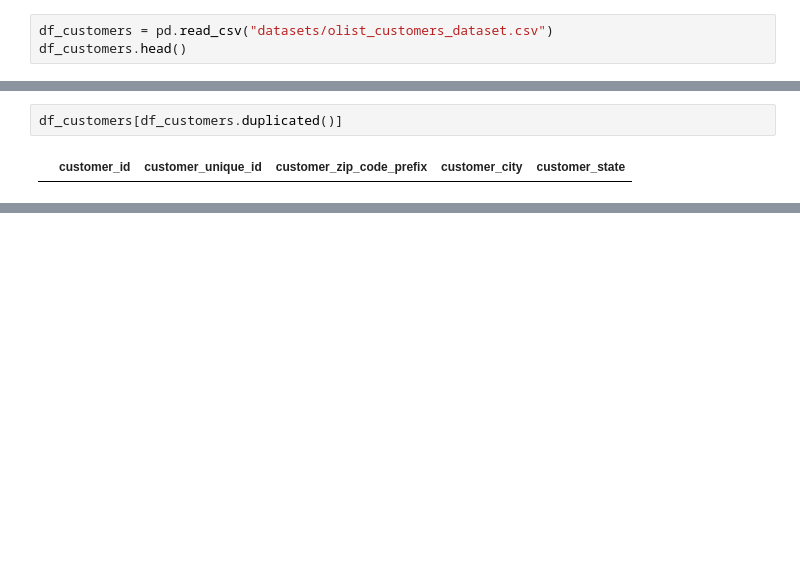
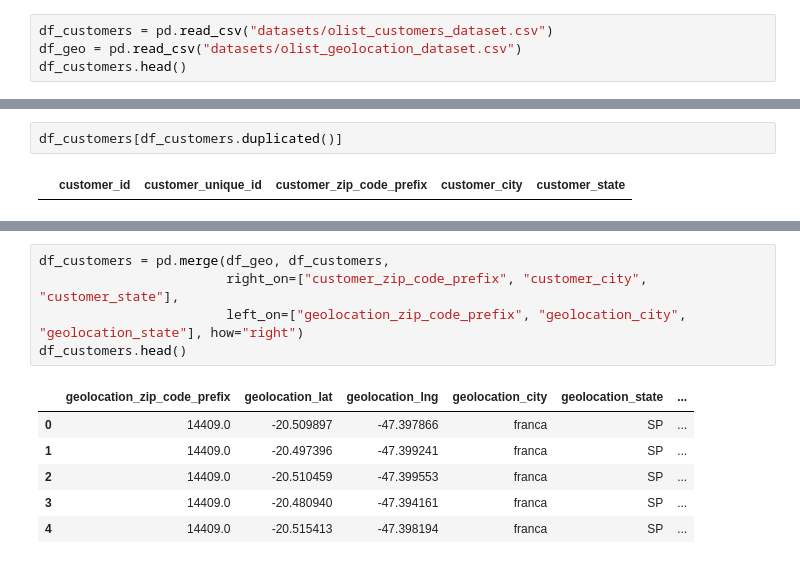
Before and after one commit to Sylvariane/segmentez_les_clients, a Jupyter notebook: POlist_01_notebookexploration.ipynb, the cells around one changed output, grey strips where cells are left out. Drawn from its saved outputs; the diff is of its cells as text; blank space fills up the shorter version.

```diff
--- a/POlist_01_notebookexploration.ipynb
+++ b/POlist_01_notebookexploration.ipynb
@@ -13,5 +13,6 @@ Le site d'e-commerce Olist a fournit un ensemble de datasets pour pouvoir effect
 # %%
 df_customers = pd.read_csv("datasets/olist_customers_dataset.csv")
+df_geo = pd.read_csv("datasets/olist_geolocation_dataset.csv")
 df_customers.head()
 # %% [output]
 |  | customer_id | customer_unique_id | customer_zip_code_prefix | customer_city | customer_state |
@@ -58,0 +76,12 @@ df_customers["customer_city"].nunique()
+# %%
+df_customers = pd.merge(df_geo, df_customers,
+                        right_on=["customer_zip_code_prefix", "customer_city", "customer_state"],
+                        left_on=["geolocation_zip_code_prefix", "geolocation_city", "geolocation_state"], how="right")
+df_customers.head()
+# %% [output]
+|  | geolocation_zip_code_prefix | geolocation_lat | geolocation_lng | geolocation_city | geolocation_state | ... |
+| 0 | 14409.0 | -20.509897 | -47.397866 | franca | SP | ... |
+| 1 | 14409.0 | -20.497396 | -47.399241 | franca | SP | ... |
+| 2 | 14409.0 | -20.510459 | -47.399553 | franca | SP | ... |
+| 3 | 14409.0 | -20.480940 | -47.394161 | franca | SP | ... |
+| 4 | 14409.0 | -20.515413 | -47.398194 | franca | SP | ... |
```
Also changed, not shown: parts of 14 cells of this notebook.
